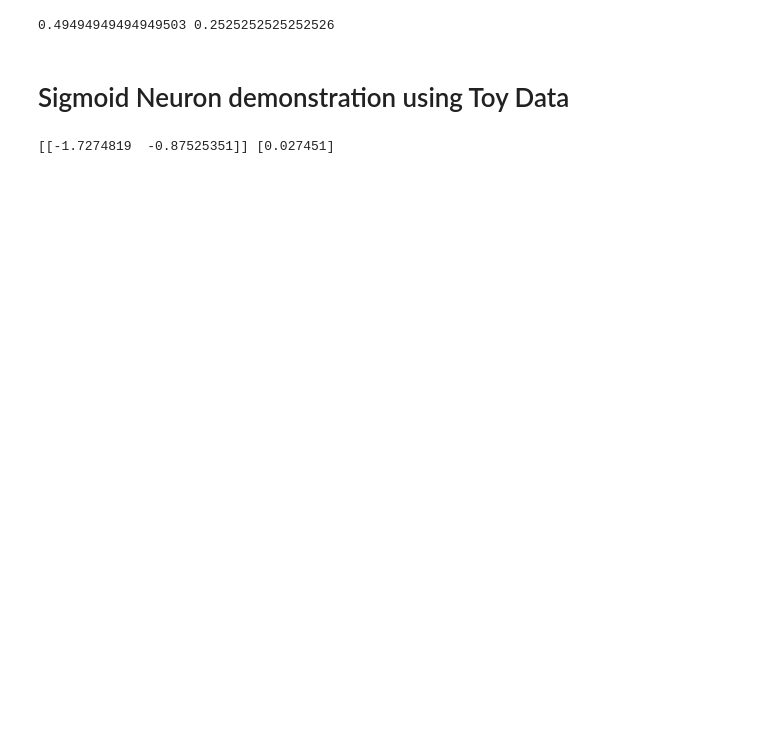
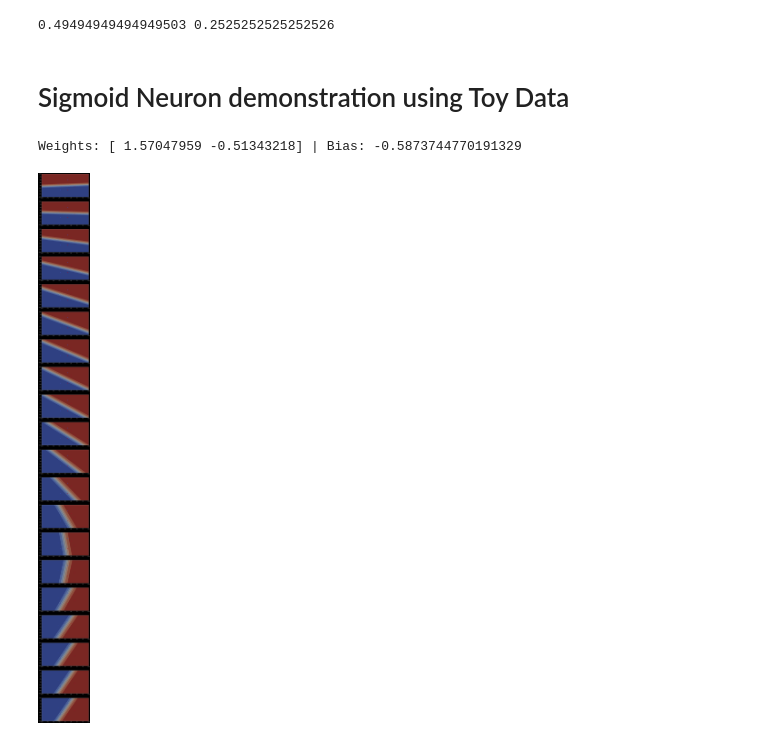
Before and after one commit to animikhaich/PadhAI-DL-Course, a Jupyter notebook: 05. Sigmoid & Gradient Descent.ipynb, the cells around one changed output. Cells and saved outputs as stored; diff of their text form; code cells hidden in the pictures; blank space fills up the shorter version.

```diff
--- a/05. Sigmoid & Gradient Descent.ipynb
+++ b/05. Sigmoid & Gradient Descent.ipynb
@@ -118,15 +118,39 @@ X = np.array([
     [2.5, 2.5],
     [4, -1],
     [1, -4],
-    [3, 1.25],
-    [2, 4],
+    [-3, 1.25],
+    [-2, -4],
     [1, 5]
 ])
 Y = np.array([1, 1, 1, 0, 0, 0])
 # %%
 sn = SigmoidNeuron()
 sn.fit(X, Y, epochs=100, learning_rate=0.1)
+print(f"Weights: {sn.w[0]} | Bias: {sn.b[0]}")
+# %% [output]
+Weights: [ 1.57047959 -0.51343218] | Bias: -0.5873744770191329
-# %%
-print(sn.w, sn.b)
-# %% [output]
-[[-1.7274819  -0.87525351]] [0.027451]
+# %%
+def plot_sn(X, Y, sn, ax):
+    X1 = np.linspace(-10, 10, 100)
+    X2 = np.linspace(-10, 10, 100)
+    XX1, XX2 = np.meshgrid(X1, X2)
+    YY = np.zeros(XX1.shape)
+
+    for i in range(X2.size):
+        for j in range(X1.size):
+            val = np.array([X1[j], X2[i]])
+            YY[i, j] = sn.sigmoid(sn.perceptron(val))
+
+    ax.contourf(XX1, XX2, YY, cmap=cm.coolwarm, alpha=0.6)
+    ax.scatter(X[:, 0], X[:, 1], c=Y, cmap=cm.coolwarm)
+    ax.plot()
+# %%
+sn.fit(X, Y, 1, 0.25, True)
+N = 20
+plt.figure(figsize=(10, N*6))
+for i in range(N):
+    ax = plt.subplot(N, 1, i + 1)
+    plot_sn(X, Y, sn, ax)
+    sn.fit(X, Y, 1, 0.25, False)
+# %% [output]
+[figure, added]
```
Also changed, not shown: parts of 16 cells of this notebook, 2 other files.
